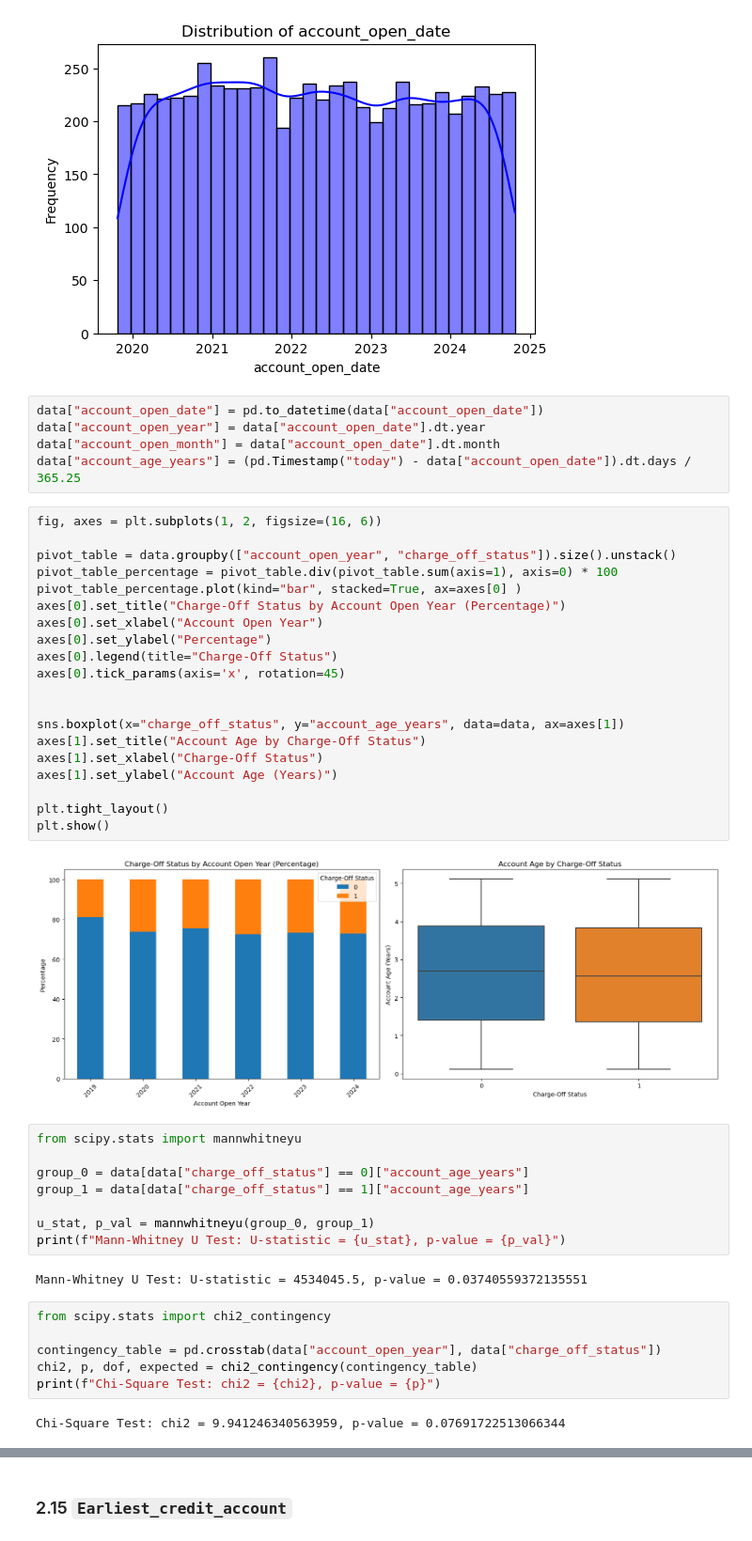
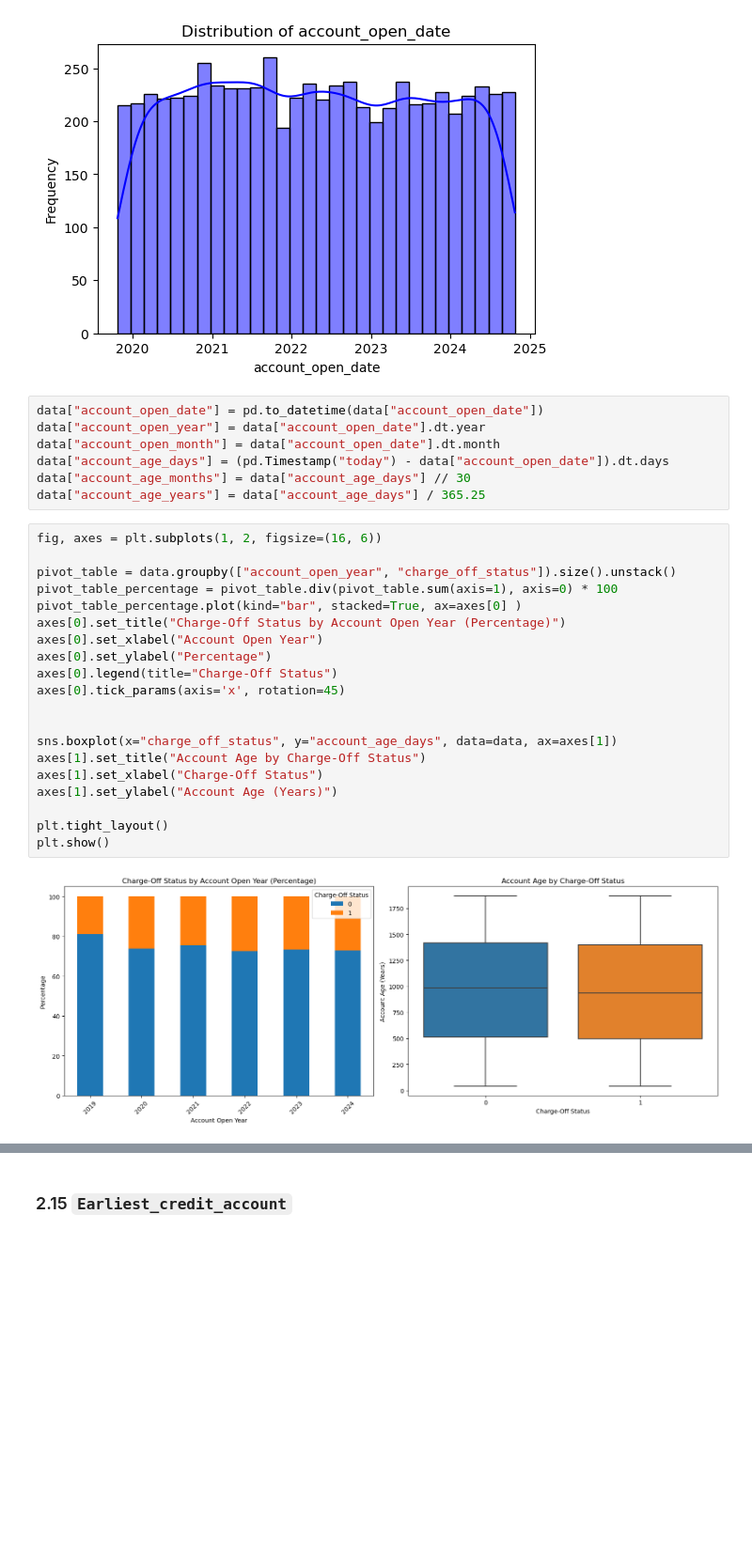
Before and after one commit to hchamikadilshan/CreditRisk360-ISC2024, a Jupyter notebook: notebooks/4 - eda.ipynb, the cells around one changed output, grey strips where cells are left out. Shown at 94% size. Drawn from its saved outputs; the diff is of its cells as text; blank space fills up the shorter version.

```diff
--- a/notebooks/4 - eda.ipynb
+++ b/notebooks/4 - eda.ipynb
@@ -877,48 +877,32 @@ plt.ylabel('Frequency')
 plt.show()
 # %% [output]
 [figure]
-# %%
-data["account_open_date"] = pd.to_datetime(data["account_open_date"])
-data["account_open_year"] = data["account_open_date"].dt.year
-data["account_open_month"] = data["account_open_date"].dt.month
-data["account_age_years"] = (pd.Timestamp("today") - data["account_open_date"]).dt.days / 365.25
-# %%
-fig, axes = plt.subplots(1, 2, figsize=(16, 6))
-
-pivot_table = data.groupby(["account_open_year", "charge_off_status"]).size().unstack()
-pivot_table_percentage = pivot_table.div(pivot_table.sum(axis=1), axis=0) * 100
-pivot_table_percentage.plot(kind="bar", stacked=True, ax=axes[0] )
-axes[0].set_title("Charge-Off Status by Account Open Year (Percentage)")
-axes[0].set_xlabel("Account Open Year")
-axes[0].set_ylabel("Percentage")
-axes[0].legend(title="Charge-Off Status")
-axes[0].tick_params(axis='x', rotation=45)
-
-
-sns.boxplot(x="charge_off_status", y="account_age_years", data=data, ax=axes[1])
-axes[1].set_title("Account Age by Charge-Off Status")
-axes[1].set_xlabel("Charge-Off Status")
-axes[1].set_ylabel("Account Age (Years)")
-
-plt.tight_layout()
-plt.show()
-# %% [output]
-[figure, removed]
-# %%
-from scipy.stats import mannwhitneyu
-
-group_0 = data[data["charge_off_status"] == 0]["account_age_years"]
-group_1 = data[data["charge_off_status"] == 1]["account_age_years"]
-
-u_stat, p_val = mannwhitneyu(group_0, group_1)
-print(f"Mann-Whitney U Test: U-statistic = {u_stat}, p-value = {p_val}")
-# %% [output]
-Mann-Whitney U Test: U-statistic = 4534045.5, p-value = 0.03740559372135551
-# %%
-from scipy.stats import chi2_contingency
-
-contingency_table = pd.crosstab(data["account_open_year"], data["charge_off_status"])
-chi2, p, dof, expected = chi2_contingency(contingency_table)
-print(f"Chi-Square Test: chi2 = {chi2}, p-value = {p}")
-# %% [output]
-Chi-Square Test: chi2 = 9.941246340563959, p-value = 0.07691722513066344
+# %%
+data["account_open_date"] = pd.to_datetime(data["account_open_date"])
+data["account_open_year"] = data["account_open_date"].dt.year
+data["account_open_month"] = data["account_open_date"].dt.month
+data["account_age_days"] = (pd.Timestamp("today") - data["account_open_date"]).dt.days
+data["account_age_months"] = data["account_age_days"] // 30
+data["account_age_years"] = data["account_age_days"] / 365.25
+# %%
+fig, axes = plt.subplots(1, 2, figsize=(16, 6))
+
+pivot_table = data.groupby(["account_open_year", "charge_off_status"]).size().unstack()
+pivot_table_percentage = pivot_table.div(pivot_table.sum(axis=1), axis=0) * 100
+pivot_table_percentage.plot(kind="bar", stacked=True, ax=axes[0] )
+axes[0].set_title("Charge-Off Status by Account Open Year (Percentage)")
+axes[0].set_xlabel("Account Open Year")
+axes[0].set_ylabel("Percentage")
+axes[0].legend(title="Charge-Off Status")
+axes[0].tick_params(axis='x', rotation=45)
+
+
+sns.boxplot(x="charge_off_status", y="account_age_days", data=data, ax=axes[1])
+axes[1].set_title("Account Age by Charge-Off Status")
+axes[1].set_xlabel("Charge-Off Status")
+axes[1].set_ylabel("Account Age (Years)")
+
+plt.tight_layout()
+plt.show()
+# %% [output]
+[figure, added]
```
Also changed, not shown: parts of 19 cells of this notebook.
